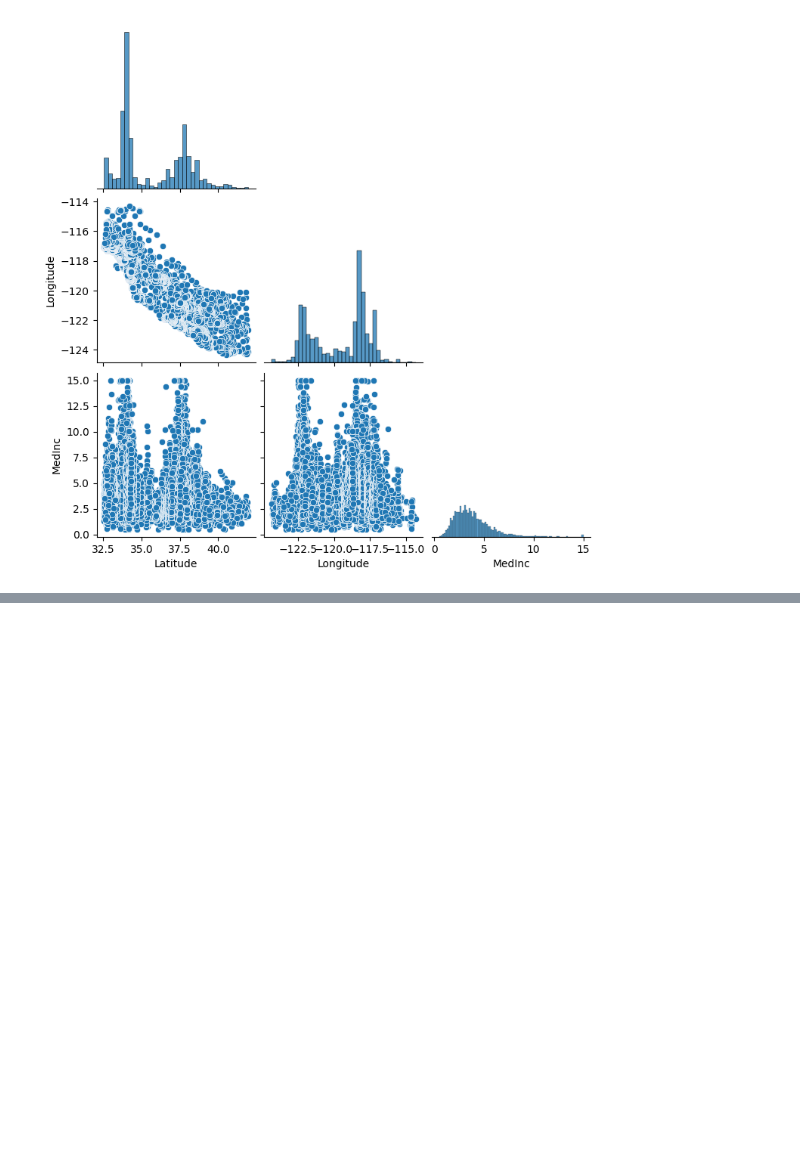
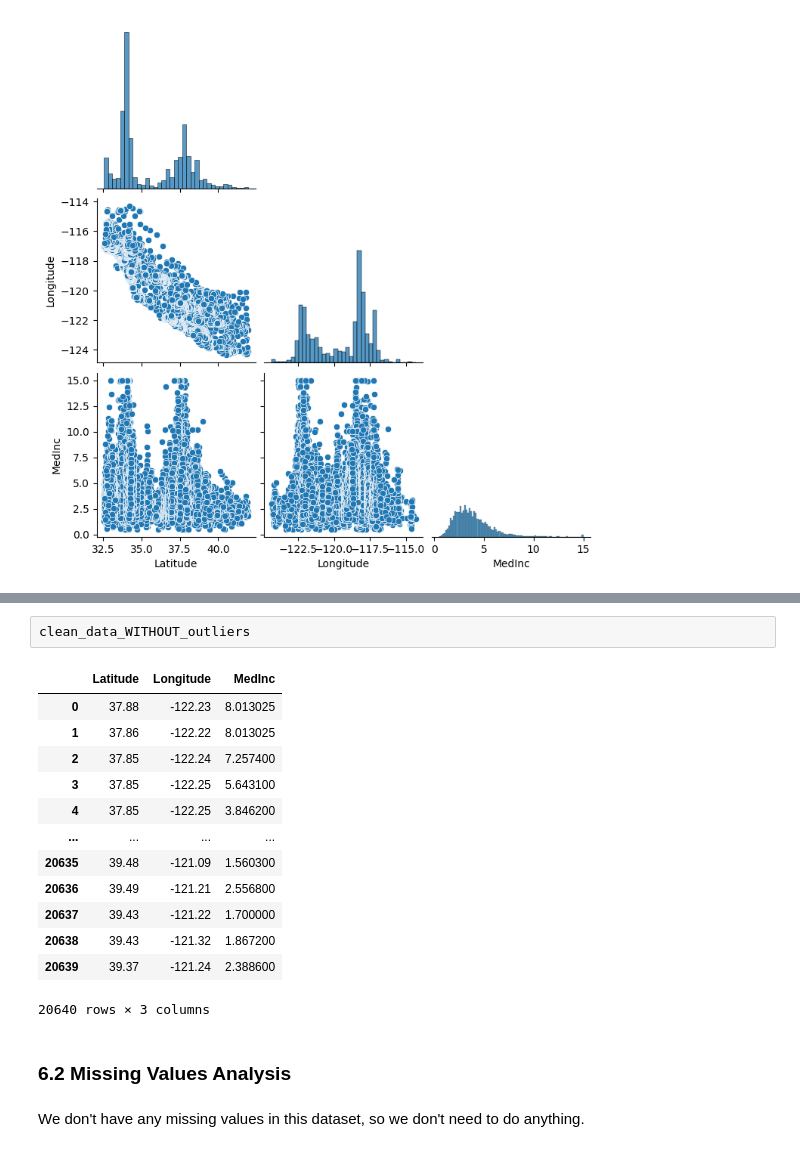
Before and after one commit to 4GeeksAcademy/danielpaez-dev-k-means, a Jupyter notebook: src/explore.ipynb, the cells around one changed output, grey strips where cells are left out. Drawn from its saved outputs; the diff is of its cells as text; blank space fills up the shorter version.

```diff
--- a/src/explore.ipynb
+++ b/src/explore.ipynb
@@ -281,0 +347,20 @@ sns.pairplot(data = clean_data, corner=True)
+# %%
+clean_data_WITHOUT_outliers
+# %% [output]
+|  | Latitude | Longitude | MedInc |
+| 0 | 37.88 | -122.23 | 8.013025 |
+| 1 | 37.86 | -122.22 | 8.013025 |
+| 2 | 37.85 | -122.24 | 7.257400 |
+| 3 | 37.85 | -122.25 | 5.643100 |
+| 4 | 37.85 | -122.25 | 3.846200 |
+| ... | ... | ... | ... |
+| 20635 | 39.48 | -121.09 | 1.560300 |
+| 20636 | 39.49 | -121.21 | 2.556800 |
+| 20637 | 39.43 | -121.22 | 1.700000 |
+| 20638 | 39.43 | -121.32 | 1.867200 |
+| 20639 | 39.37 | -121.24 | 2.388600 |
+20640 rows × 3 columns
+# %% [markdown]
+### 6.2 Missing Values Analysis <a id='c6-2'></a>
+# %% [markdown]
+We don't have any missing values in this dataset, so we don't need to do anything.
```
Also changed, not shown: parts of 17 cells of this notebook, 17 other files.
